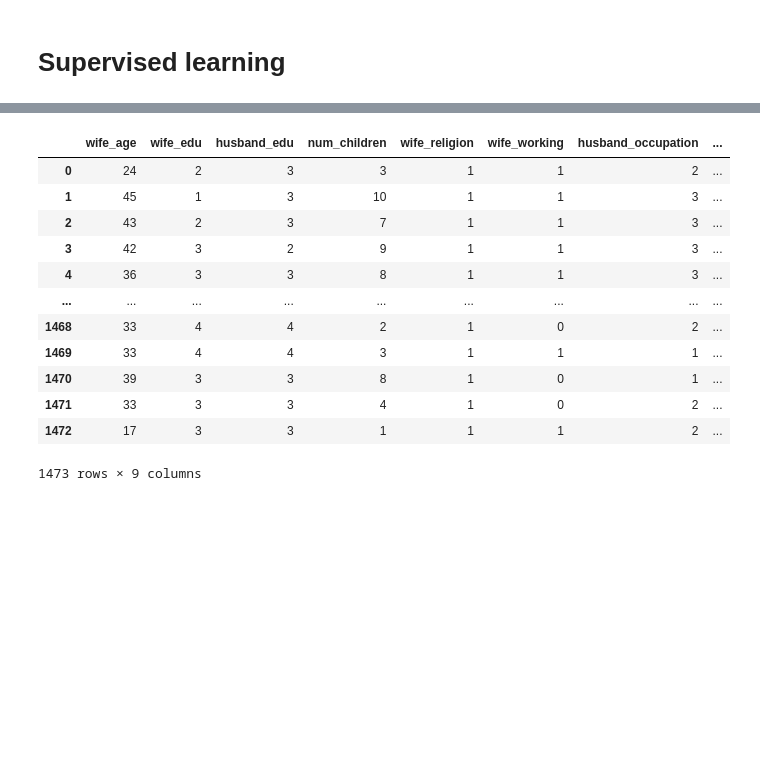
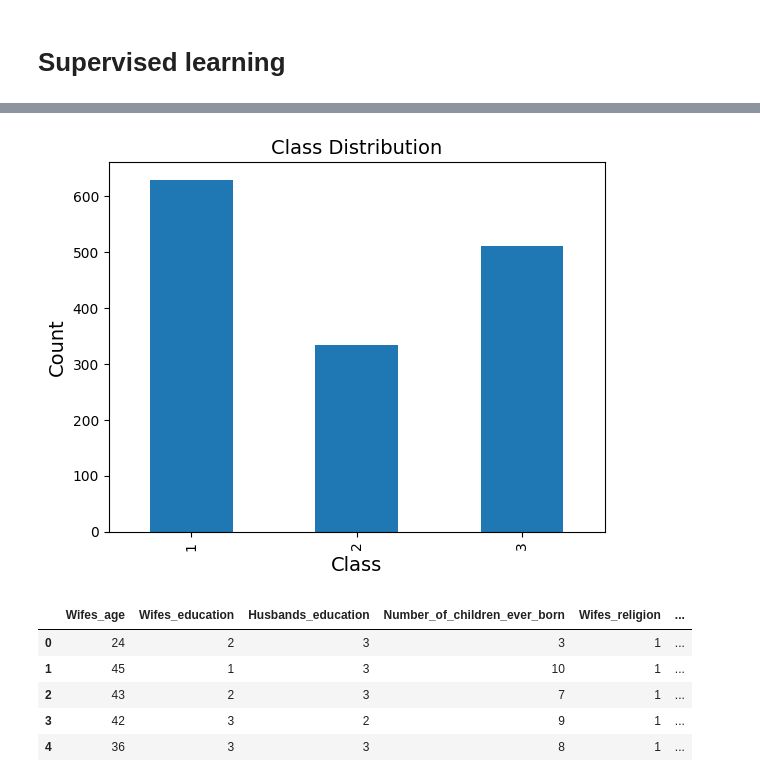
Before and after one commit to IDM4s-2025/TC2034-final-team8, a Jupyter notebook: final_tree.ipynb, the cells around one changed output, grey strips where cells are left out. Drawn from its saved outputs; the diff is of its cells as text; code cells hidden in the pictures; blank space fills up the shorter version.

```diff
--- a/final_tree.ipynb
+++ b/final_tree.ipynb
@@ -64,0 +34,16 @@ print(contraceptive_method_choice.variables)
+# %%
+import openml
+import pandas as pd
+
+# Get Dataset from OPENML
+dataset = openml.datasets.get_dataset(23)
+
+
+df, *_ = dataset.get_data()
+
+# Get features as X
+X = df.drop('Contraceptive_method_used',axis=1)
+
+
+# Get class as y
+y = df['Contraceptive_method_used']
@@ -72,17 +73,23 @@ contraceptive_method
 Name: count, dtype: int64
+# %%
+import matplotlib.pyplot as plt
+
+y.value_counts().sort_index().plot(kind='bar')
+
+# Add labels and title
+plt.xlabel('Class')
+plt.ylabel('Count')
+plt.title('Class Distribution')
+
+plt.show()
+# %% [output]
+[figure, added]
 # %%
-X
+X.head()
 # %% [output]
-|  | wife_age | wife_edu | husband_edu | num_children | wife_religion | wife_working | husband_occupation | ... |
-| 0 | 24 | 2 | 3 | 3 | 1 | 1 | 2 | ... |
-| 1 | 45 | 1 | 3 | 10 | 1 | 1 | 3 | ... |
-| 2 | 43 | 2 | 3 | 7 | 1 | 1 | 3 | ... |
-| 3 | 42 | 3 | 2 | 9 | 1 | 1 | 3 | ... |
-| 4 | 36 | 3 | 3 | 8 | 1 | 1 | 3 | ... |
-| ... | ... | ... | ... | ... | ... | ... | ... | ... |
-| 1468 | 33 | 4 | 4 | 2 | 1 | 0 | 2 | ... |
-| 1469 | 33 | 4 | 4 | 3 | 1 | 1 | 1 | ... |
-| 1470 | 39 | 3 | 3 | 8 | 1 | 0 | 1 | ... |
-| 1471 | 33 | 3 | 3 | 4 | 1 | 0 | 2 | ... |
-| 1472 | 17 | 3 | 3 | 1 | 1 | 1 | 2 | ... |
+|  | Wifes_age | Wifes_education | Husbands_education | Number_of_children_ever_born | Wifes_religion | ... |
+| 0 | 24 | 2 | 3 | 3 | 1 | ... |
+| 1 | 45 | 1 | 3 | 10 | 1 | ... |
+| 2 | 43 | 2 | 3 | 7 | 1 | ... |
+| 3 | 42 | 3 | 2 | 9 | 1 | ... |
+| 4 | 36 | 3 | 3 | 8 | 1 | ... |
-1473 rows × 9 columns
```
Also changed, not shown: parts of 23 cells of this notebook, 3 other files.
